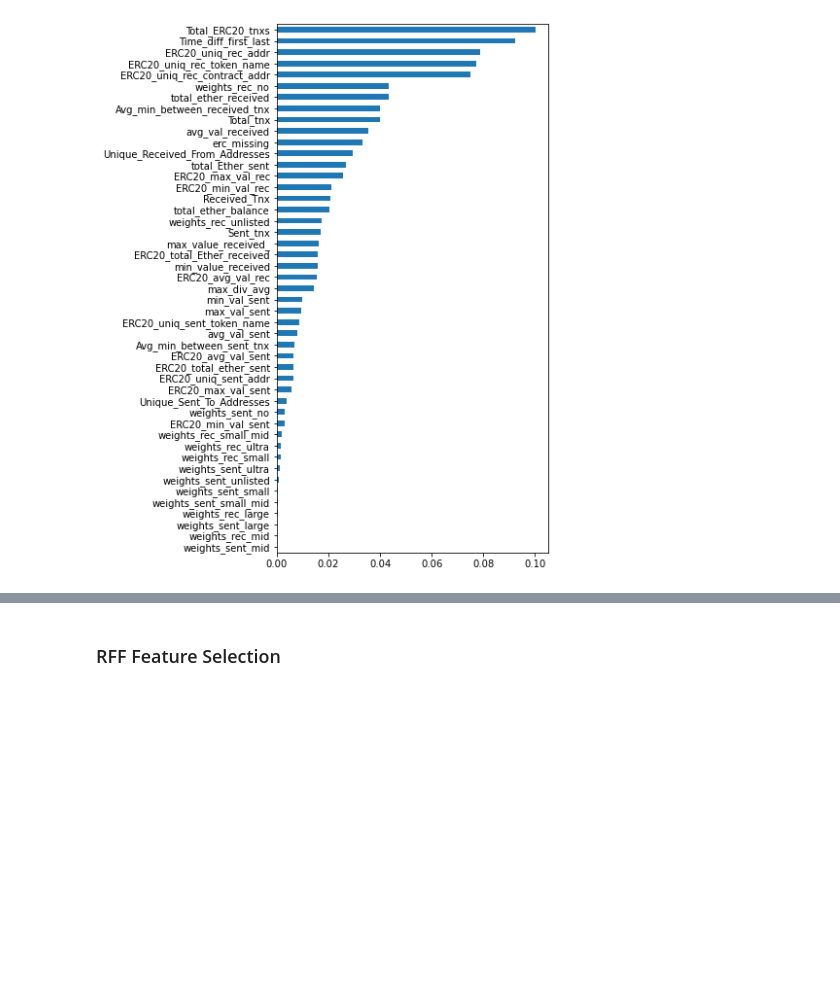
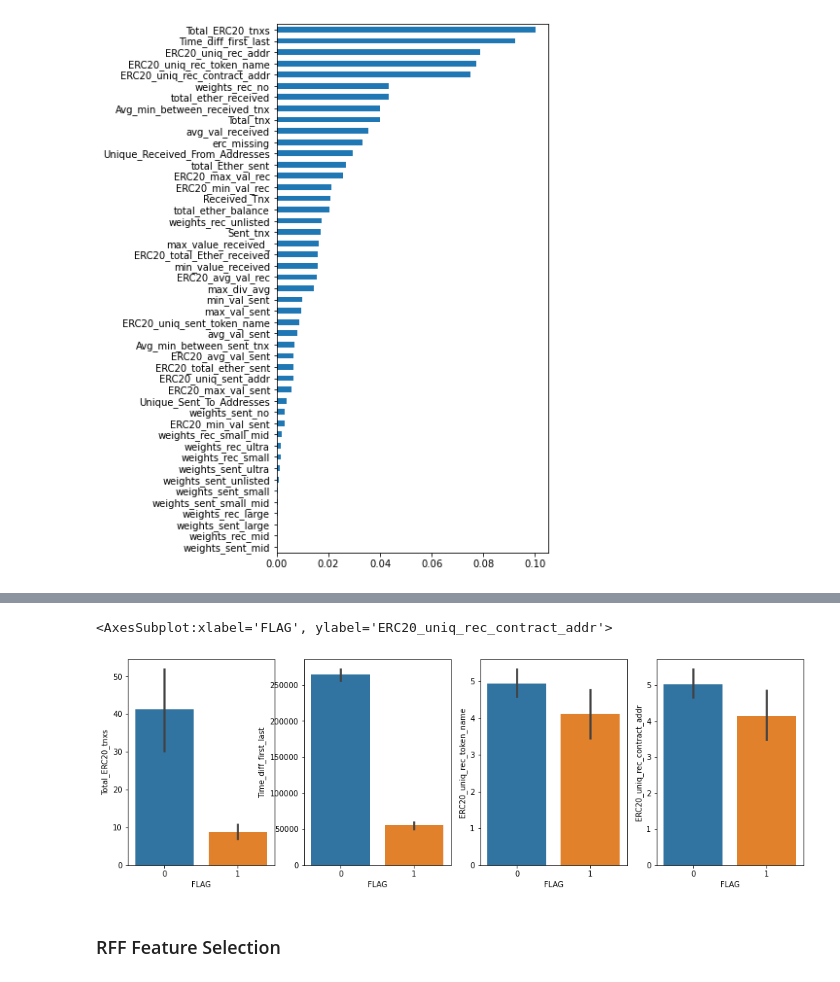
Before and after one commit to kuninethan95/OSEMN, a Jupyter notebook: index_OSEMN.ipynb, the cells around one changed output, grey strips where cells are left out. Cells and saved outputs as stored; diff of their text form; code cells hidden in the pictures; blank space fills up the shorter version.

```diff
--- a/index_OSEMN.ipynb
+++ b/index_OSEMN.ipynb
@@ -1702,3 +1712,12 @@ feat_importances.sort_values(ascending=True).plot(kind='barh')
+# %%
+fig, axes = plt.subplots(ncols=4, figsize=(16,5))
+sns.barplot(data=df, x='FLAG', y='Total_ERC20_tnxs', ax=axes[0])
+sns.barplot(data=df, x='FLAG', y='Time_diff_first_last', ax=axes[1])
+sns.barplot(data=df, x='FLAG', y='ERC20_uniq_rec_token_name', ax=axes[2])
+sns.barplot(data=df, x='FLAG', y='ERC20_uniq_rec_contract_addr', ax=axes[3])
+# %% [output]
+<AxesSubplot:xlabel='FLAG', ylabel='ERC20_uniq_rec_contract_addr'>
+[figure, added]
 # %% [markdown]
 ### RFF Feature Selection
 # %% [markdown]
```
Also changed, not shown: parts of 2 cells of this notebook.
